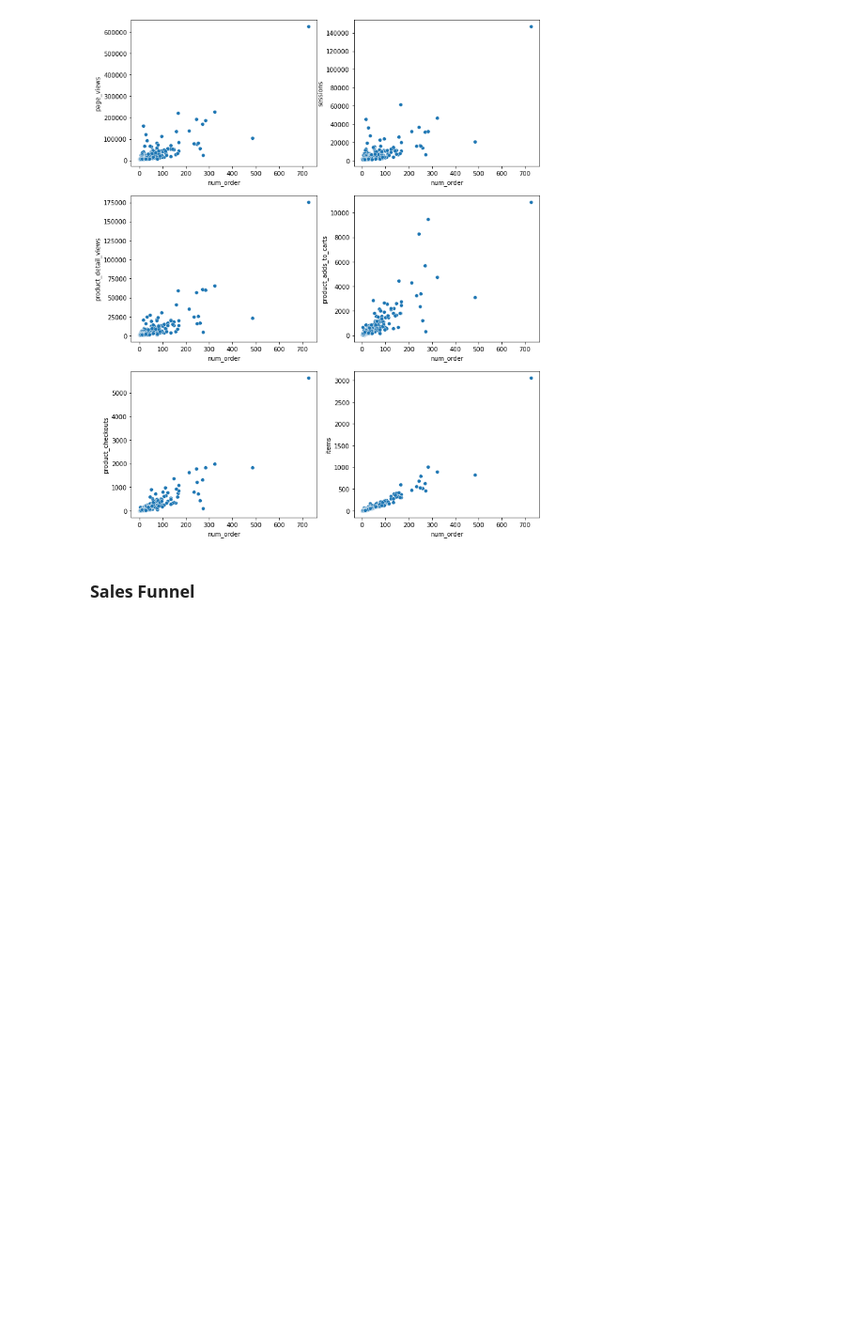
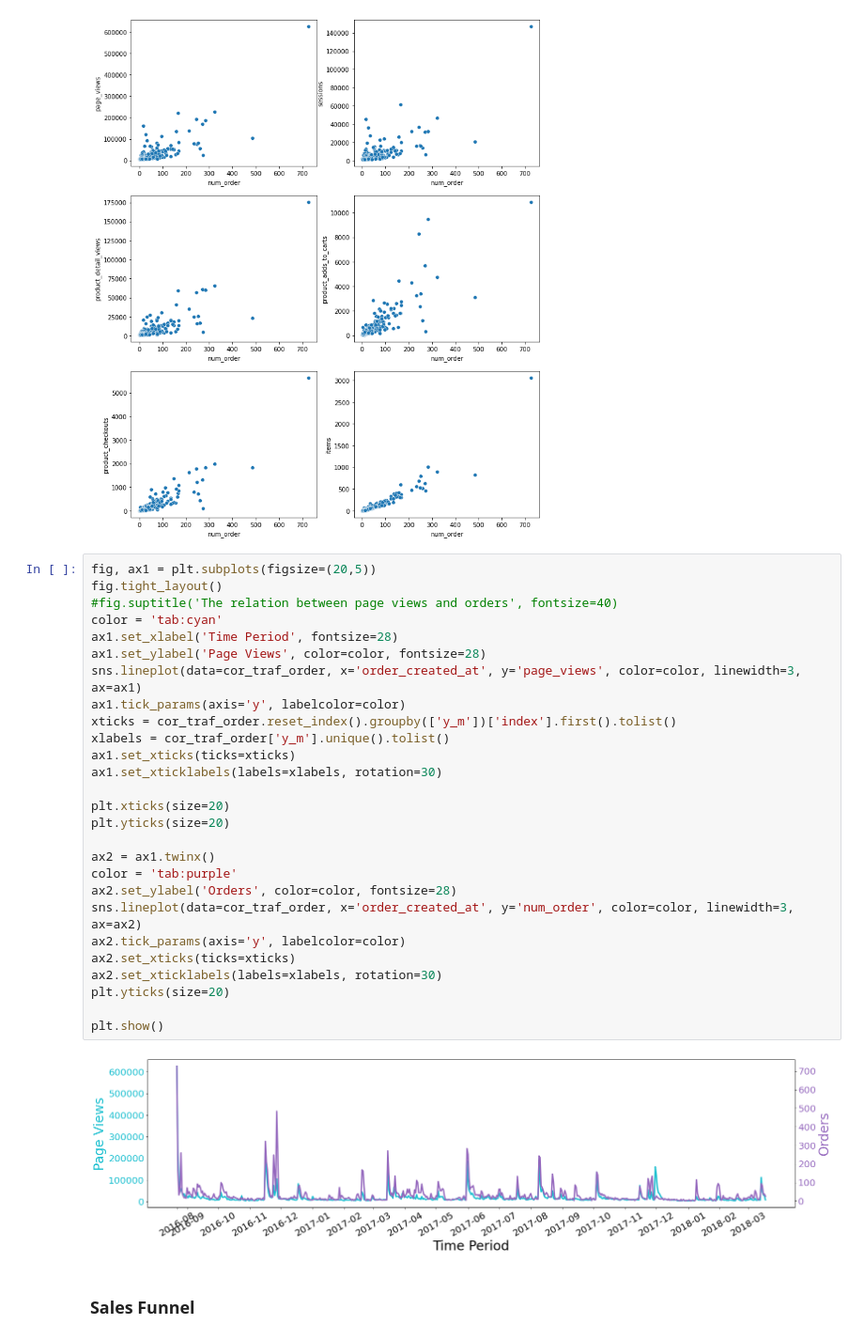
Before and after one commit to ryq99/Use_Case_Backlogs, a Jupyter notebook: ecommerce-project.ipynb, the cells around one changed output. Shown at 94% size. Cells and saved outputs as stored; diff of their text form; blank space fills up the shorter version.

```diff
--- a/ecommerce-project.ipynb
+++ b/ecommerce-project.ipynb
@@ -435,6 +433,35 @@ cor_traf_item = (sales_trend_by_order
 sns.scatterplot(data=cor_traf_item, y='items', x='num_order', ax=ax6);
 # %% [output]
 [figure]
+# %%
+fig, ax1 = plt.subplots(figsize=(20,5))
+fig.tight_layout()
+#fig.suptitle('The relation between page views and orders', fontsize=40)
+color = 'tab:cyan'
+ax1.set_xlabel('Time Period', fontsize=28)
+ax1.set_ylabel('Page Views', color=color, fontsize=28)
+sns.lineplot(data=cor_traf_order, x='order_created_at', y='page_views', color=color, linewidth=3, ax=ax1)
+ax1.tick_params(axis='y', labelcolor=color)
+xticks = cor_traf_order.reset_index().groupby(['y_m'])['index'].first().tolist()
+xlabels = cor_traf_order['y_m'].unique().tolist()
+ax1.set_xticks(ticks=xticks)
+ax1.set_xticklabels(labels=xlabels, rotation=30)
+
+plt.xticks(size=20)
+plt.yticks(size=20)
+
+ax2 = ax1.twinx()
+color = 'tab:purple'
+ax2.set_ylabel('Orders', color=color, fontsize=28)
+sns.lineplot(data=cor_traf_order, x='order_created_at', y='num_order', color=color, linewidth=3, ax=ax2)
+ax2.tick_params(axis='y', labelcolor=color)
+ax2.set_xticks(ticks=xticks)
+ax2.set_xticklabels(labels=xlabels, rotation=30)
+plt.yticks(size=20)
+
+plt.show()
+# %% [output]
+[figure, added]
 # %% [markdown]
 ### Sales Funnel
 # %% [markdown]
```
Also changed, not shown: parts of 22 cells of this notebook.
